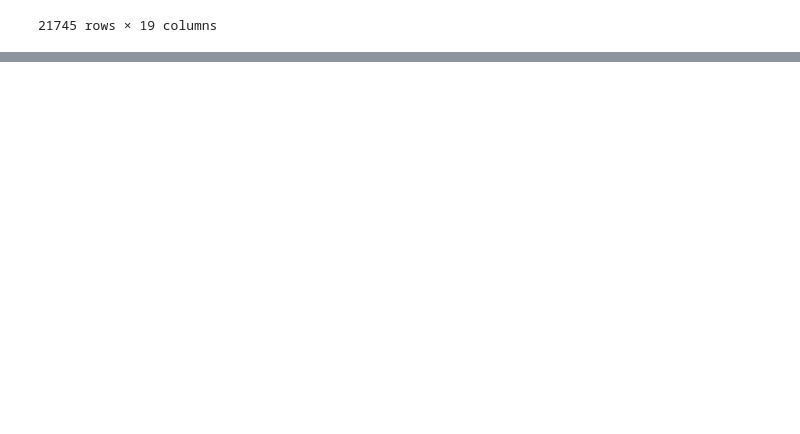
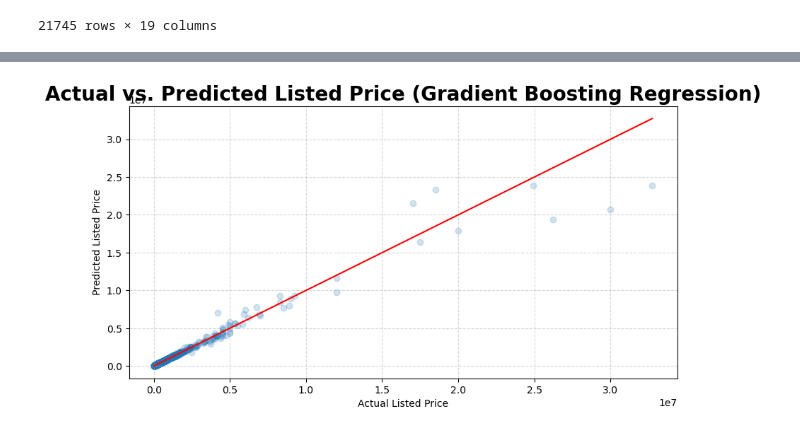
Before and after one commit to itsVarun20/Property-Listed-Price-and-Rent-Prediction, a Jupyter notebook: Code_Predicting.ipynb, the cells around one changed output, grey strips where cells are left out. Cells and saved outputs as stored; diff of their text form; code cells hidden in the pictures; blank space fills up the shorter version.

```diff
--- a/Code_Predicting.ipynb
+++ b/Code_Predicting.ipynb
@@ -263,0 +369,12 @@ results_rent_df
+# %%
+import joblib
+import lightgbm as lgb
+from sklearn.ensemble import GradientBoostingRegressor
+
+# Best parameters from GridSearchCV
+best_params_listed = {'learning_rate': 0.1, 'max_depth': 4, 'n_estimators': 300}
+best_params_rent = {'learning_rate': 0.01, 'n_estimators': 300, 'num_leaves': 127}
+
+# Train the final GradientBoostingRegressor model for ListedPrice
+final_model_listed = GradientBoostingRegressor(**best_params_listed)
+final_model_listed.fit(X_train_listed_scaled, y_train_listed)
@@ -263,0 +406,7 @@ results_rent_df
+# %%
+# Gradient Boosting model - Best performing model for Listed Price prediction
+y_pred_gbr = final_model_listed.predict(X_test_listed_scaled)
+gbr_results = pd.DataFrame({'Actual Listed Price': y_test_listed, 'Predicted Listed Price': y_pred_gbr})
+gbr_results['Actual Listed Price'] = gbr_results['Actual Listed Price'].round(2)
+gbr_results['Predicted Listed Price'] = gbr_results['Predicted Listed Price'].round(2)
+gbr_results.sample(n=5)
@@ -263,0 +434,19 @@ results_rent_df
+# %%
+# Import necessary libraries
+import matplotlib.pyplot as plt
+import seaborn as sns
+
+# Scatterplot - Actual vs. Predicted Listed price
+plt.figure(figsize=(10,5))
+
+plt.scatter(y_test_listed, y_pred_gbr, alpha=0.2)
+plt.plot([min(y_test_listed), max(y_test_listed)], [min(y_test_listed), max(y_test_listed)], color='red')
+
+plt.title('Actual vs. Predicted Listed Price (Gradient Boosting Regression)', size=20, weight='bold', y=0.999)
+plt.xlabel('Actual Listed Price')
+plt.ylabel('Predicted Listed Price')
+
+plt.grid(linestyle = "dashed", alpha=0.5)
+plt.show()
+# %% [output]
+[figure, added]
```
Also changed, not shown: parts of 30 cells of this notebook.
